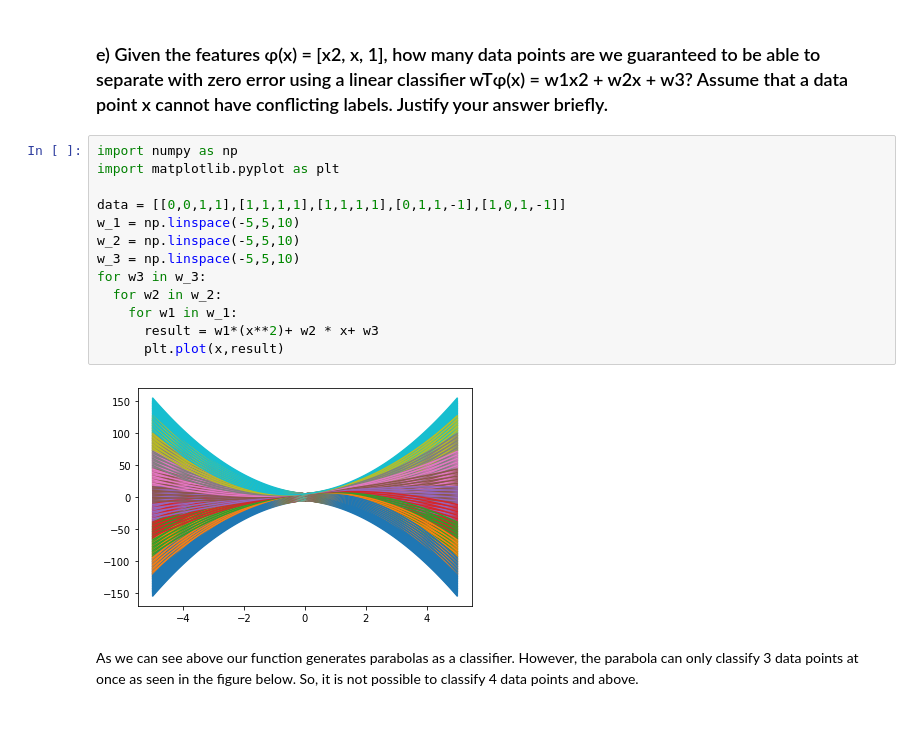
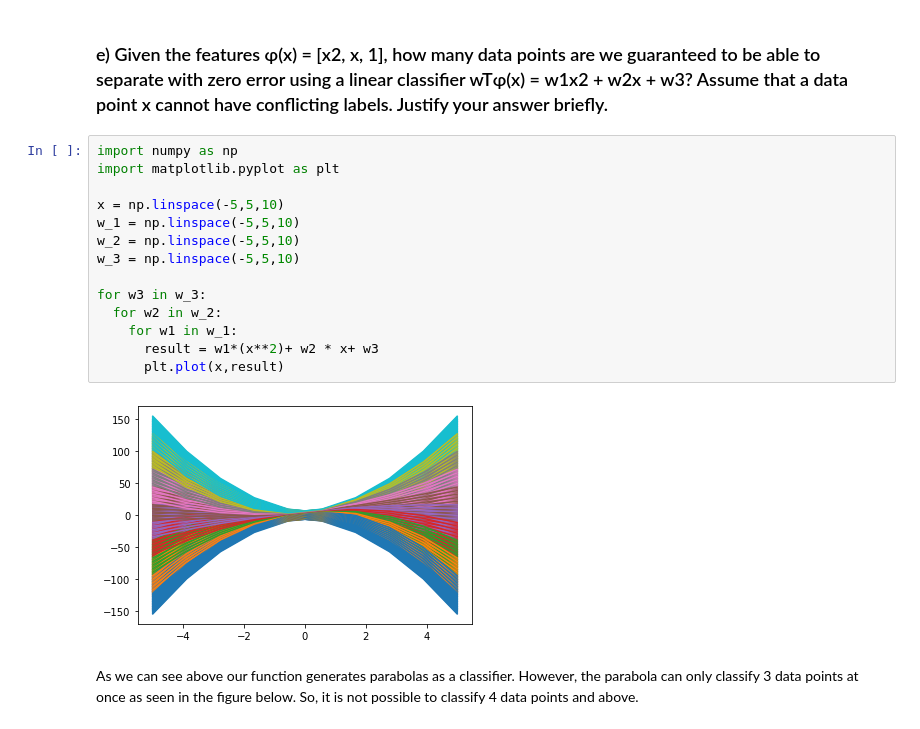
Before and after one commit to Permanganant/EHB-420E---Artificial-Neural-Networks-, a Jupyter notebook: HW4_ANN.ipynb, the cells around one changed output. Saved outputs shown, nothing was run; the diff lists cells and outputs as text.

```diff
--- a/HW4_ANN.ipynb
+++ b/HW4_ANN.ipynb
@@ -430,18 +430,19 @@ The code above gives the weight that occurred when the classification is possibl
 # %%
 import numpy as np
 import matplotlib.pyplot as plt
 
-data = [[0,0,1,1],[1,1,1,1],[1,1,1,1],[0,1,1,-1],[1,0,1,-1]]
+x = np.linspace(-5,5,10)
 w_1 = np.linspace(-5,5,10)
 w_2 = np.linspace(-5,5,10)
 w_3 = np.linspace(-5,5,10)
+
 for w3 in w_3:
   for w2 in w_2:
     for w1 in w_1:
       result = w1*(x**2)+ w2 * x+ w3
       plt.plot(x,result)
 # %% [output]
-[figure, old version]
+[figure, new version]
 # %% [markdown]
 As we can see above our function generates parabolas as a classifier. However, the parabola can only classify 3 data points at once as seen in the figure below. So, it is not possible to classify 4 data points and above.
 # %% [markdown]
```
